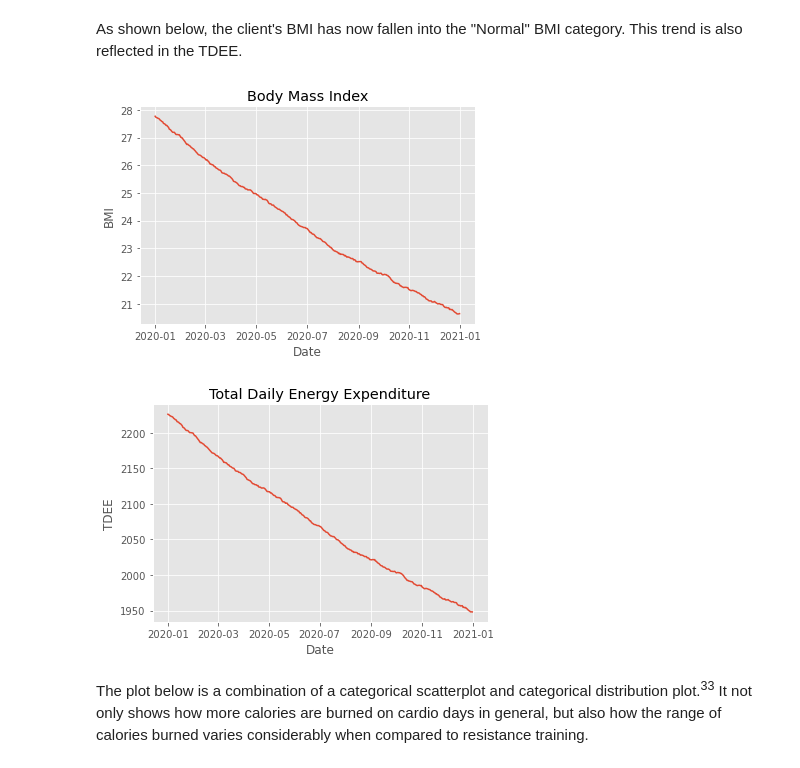
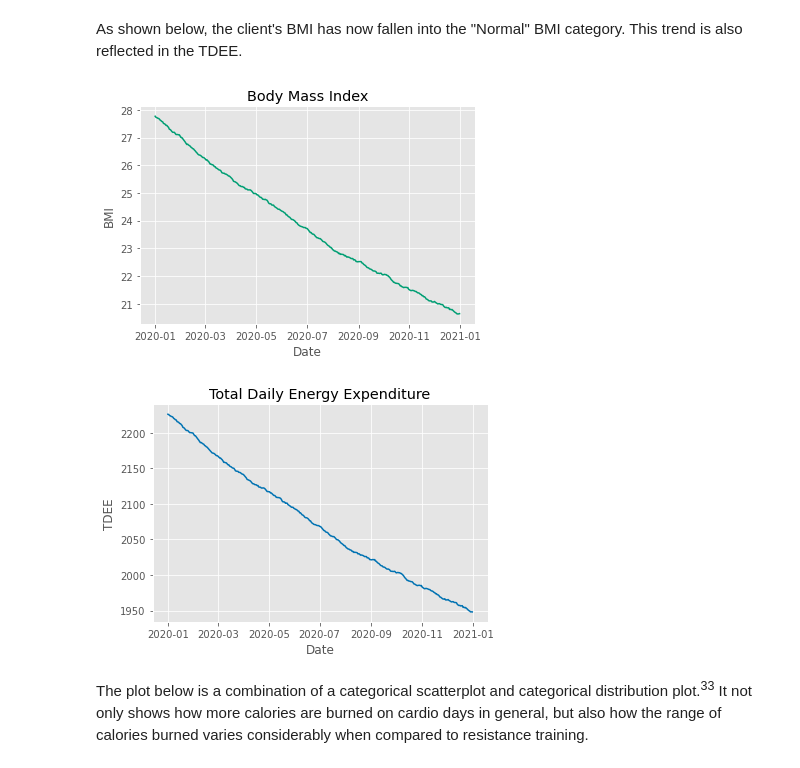
Before and after one commit to GaryLocke91/52465_programming_project, a Jupyter notebook: 52465_programming_project.ipynb, the cells around one changed output. Drawn from its saved outputs; the diff is of its cells as text; code cells hidden in the pictures.

```diff
--- a/52465_programming_project.ipynb
+++ b/52465_programming_project.ipynb
@@ -744,19 +741,19 @@ plt.show()
 As shown below, the client's BMI has now fallen into the "Normal" BMI category. This trend is also reflected in the TDEE.
 # %%
 # Create a line plot of the BMI column over the year
-sns.lineplot(x ="Date", y ="BMI", data=df)
+sns.lineplot(x ="Date", y ="BMI", data=df, color="#009E73")
 # Add plot title and axes labels
 plt.xlabel("Date"), plt.ylabel("BMI"), plt.title("Body Mass Index")
 plt.show()
 
 # Create a line plot of the TDEE column over the year
-sns.lineplot(x ="Date", y ="TDEE", data=df)
+sns.lineplot(x ="Date", y ="TDEE", data=df, color="#0072B2")
 # Add plot title and axes labels
 plt.xlabel("Date"), plt.ylabel("TDEE"), plt.title("Total Daily Energy Expenditure")
 plt.show()
 # %% [output]
-[figure, old version]
+[figure, new version]
-[figure, old version]
+[figure, new version]
 # %% [markdown]
 The plot below is a combination of a categorical scatterplot and categorical distribution plot.<SUP>33</SUP> It not only shows how more calories are burned on cardio days in general, but also how the range of calories burned varies considerably when compared to resistance training.
 # %%
```
Also changed, not shown: parts of 9 cells of this notebook.
